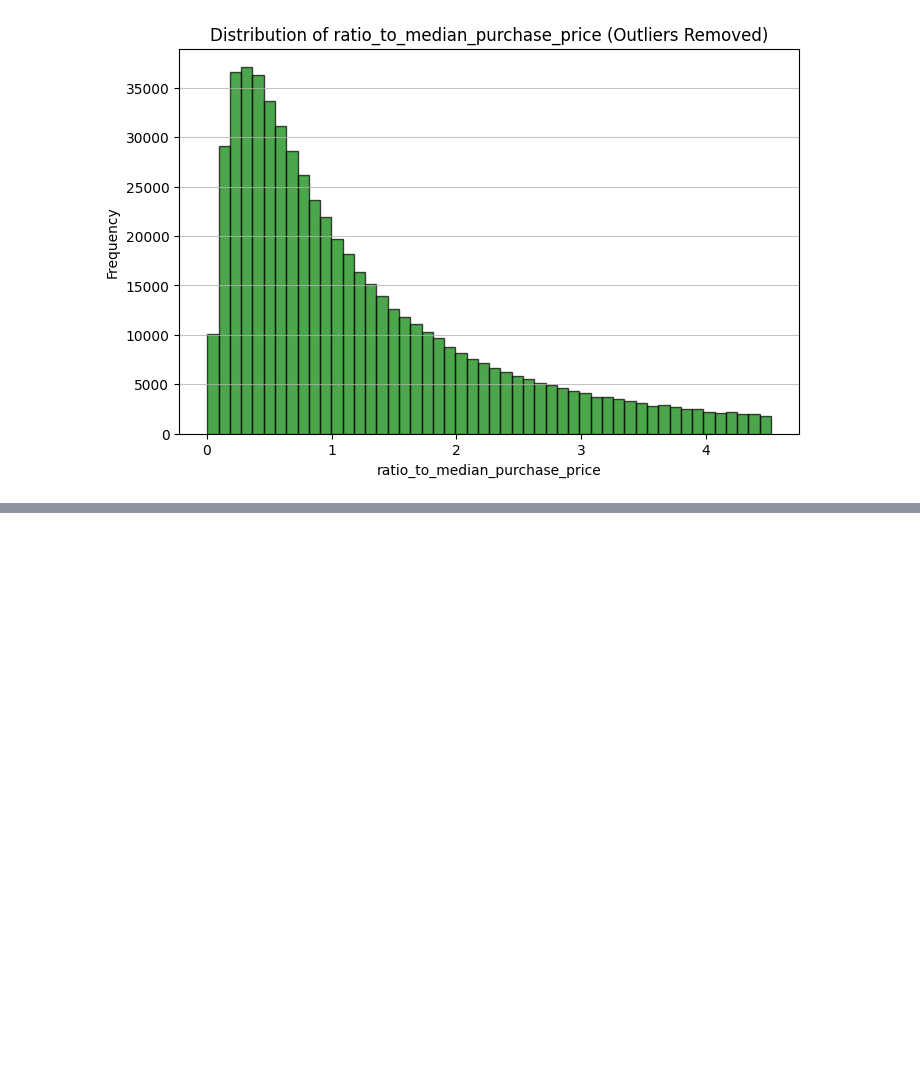
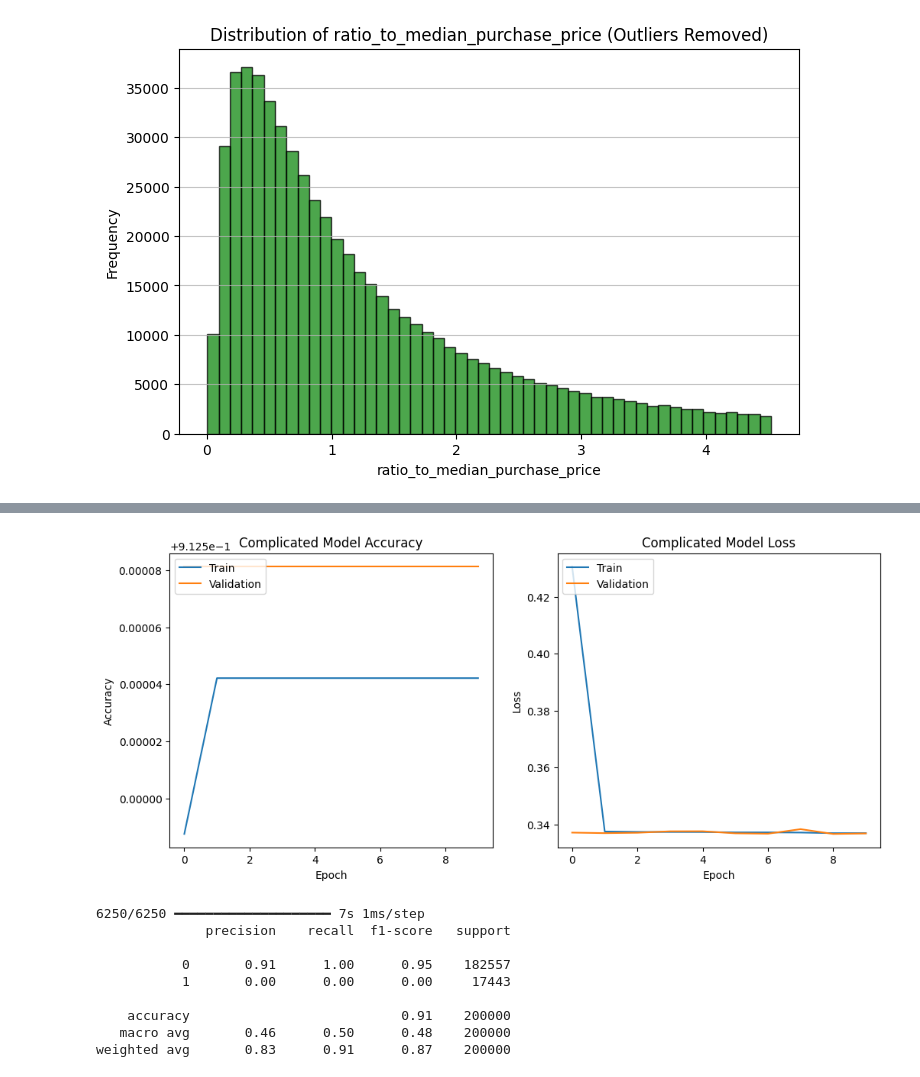
Before and after one commit to HemenDishri/IITM, a Jupyter notebook: Practice.ipynb, the cells around one changed output, grey strips where cells are left out. Cells and saved outputs as stored; diff of their text form; code cells hidden in the pictures; blank space fills up the shorter version.

```diff
--- a/Practice.ipynb
+++ b/Practice.ipynb
@@ -385,0 +286,61 @@ weighted avg       0.95      0.95      0.95    200000
+# %%
+# prompt: Fit a more complicated Neural Network by increasing the layer to 5 and number of neurons by 10 % and add an L1 penalization inside each layer.
+
+# Build the more complicated neural network model
+# Calculate the new number of neurons: original * 1.10
+original_neurons = 128 # Assuming the previous model's first layer had 128 neurons
+new_neurons = int(original_neurons * 1.10) # Apply the 10% increase
+
+model_complicated = Sequential([
+    Dense(new_neurons, activation='relu', input_shape=(X_train_scaled.shape[1],),
+          kernel_regularizer=tf.keras.regularizers.l1(0.01)), # L1 regularization
+    Dense(int(new_neurons * 0.8), activation='relu', # Example of decreasing neurons in subsequent layers
+          kernel_regularizer=tf.keras.regularizers.l1(0.01)), # L1 regularization
+    Dense(int(new_neurons * 0.6), activation='relu',
+          kernel_regularizer=tf.keras.regularizers.l1(0.01)), # L1 regularization
+    Dense(int(new_neurons * 0.4), activation='relu',
+          kernel_regularizer=tf.keras.regularizers.l1(0.01)), # L1 regularization
+    Dense(int(new_neurons * 0.2), activation='relu',
+          kernel_regularizer=tf.keras.regularizers.l1(0.01)), # L1 regularization
+    Dense(1, activation='sigmoid') # Output layer for binary classification
+])
+
+# Compile the model
+model_complicated.compile(optimizer='adam',
+              loss='binary_crossentropy',
+              metrics=['accuracy'])
+
+# Train the model
+# You might adjust epochs and batch_size based on your dataset size and performance
+history_complicated = model_complicated.fit(X_train_scaled, y_train, epochs=10, batch_size=32, validation_split=0.2)
+
+# Evaluate the model on the test set
+loss_complicated, accuracy_complicated = model_complicated.evaluate(X_test_scaled, y_test)
+print(f'Complicated Model Test Loss: {loss_complicated:.4f}')
+print(f'Complicated Model Test Accuracy: {accuracy_complicated:.4f}')
+
+# Optional: Plot training history
+plt.figure(figsize=(12, 5))
+plt.subplot(1, 2, 1)
+plt.plot(history_complicated.history['accuracy'])
+plt.plot(history_complicated.history['val_accuracy'])
+plt.title('Complicated Model Accuracy')
+plt.ylabel('Accuracy')
+plt.xlabel('Epoch')
+plt.legend(['Train', 'Validation'], loc='upper left')
+
+plt.subplot(1, 2, 2)
+plt.plot(history_complicated.history['loss'])
+plt.plot(history_complicated.history['val_loss'])
+plt.title('Complicated Model Loss')
+plt.ylabel('Loss')
+plt.xlabel('Epoch')
+plt.legend(['Train', 'Validation'], loc='upper left')
+plt.show()
+
+# Predict on the test data using the complicated model
+y_pred_complicated = (model_complicated.predict(X_test_scaled) > 0.5).astype("int32")
+
+# Generate and print the classification report for the complicated model
+print(classification_report(y_test, y_pred_complicated))
+# %% [output]
@@ -386,2 +364,12 @@ weighted avg       0.95      0.95      0.95    200000
+[figure, added]
+6250/6250 ━━━━━━━━━━━━━━━━━━━━ 7s 1ms/step
+              precision    recall  f1-score   support
+
+           0       0.91      1.00      0.95    182557
+           1       0.00      0.00      0.00     17443
+
+    accuracy                           0.91    200000
+   macro avg       0.46      0.50      0.48    200000
+weighted avg       0.83      0.91      0.87    200000
 # %%
 # prompt: Fit a more complicated Neural Network by increasing the layer to 5 and number of neurons by 10 % and add an L1 penalization inside each layer.
```
Also changed, not shown: parts of 31 cells of this notebook.
